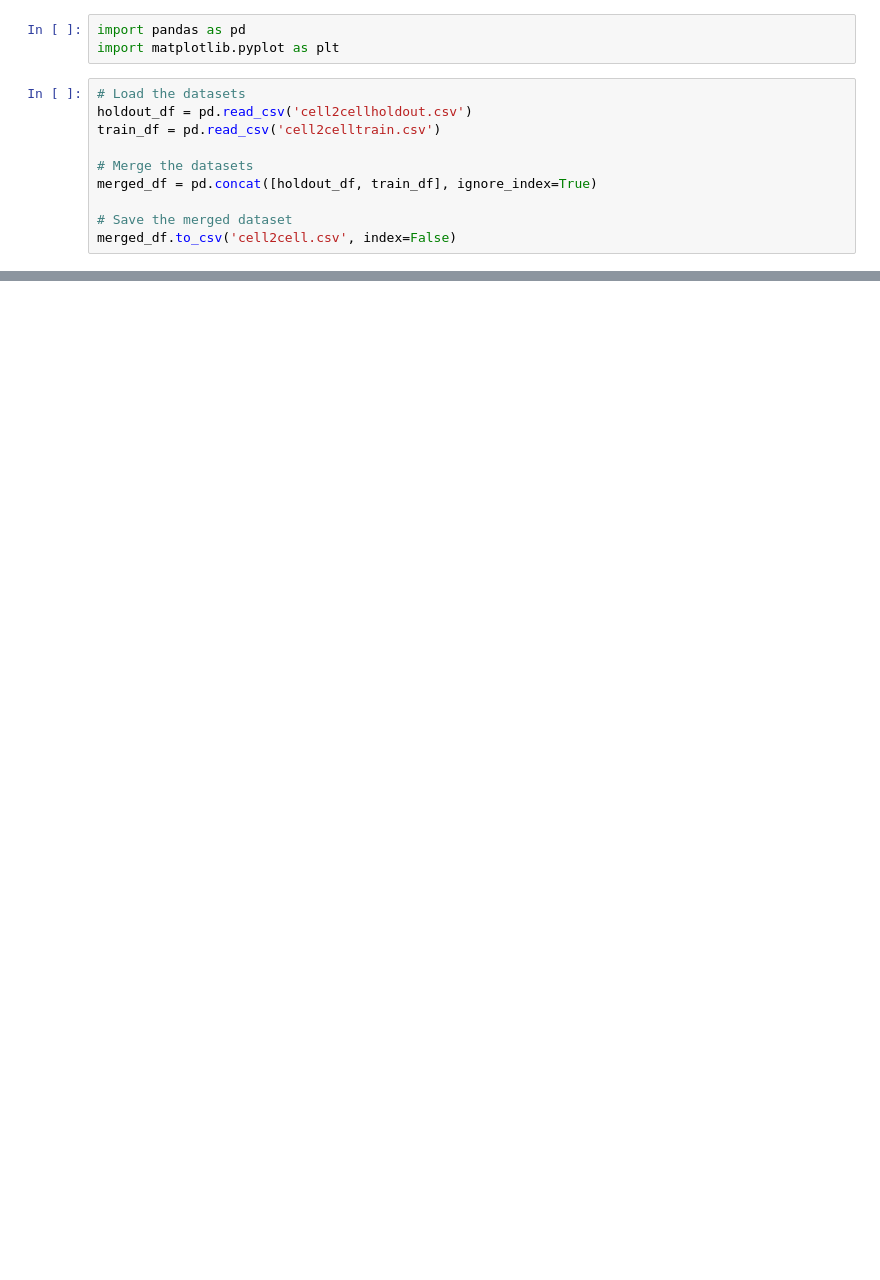
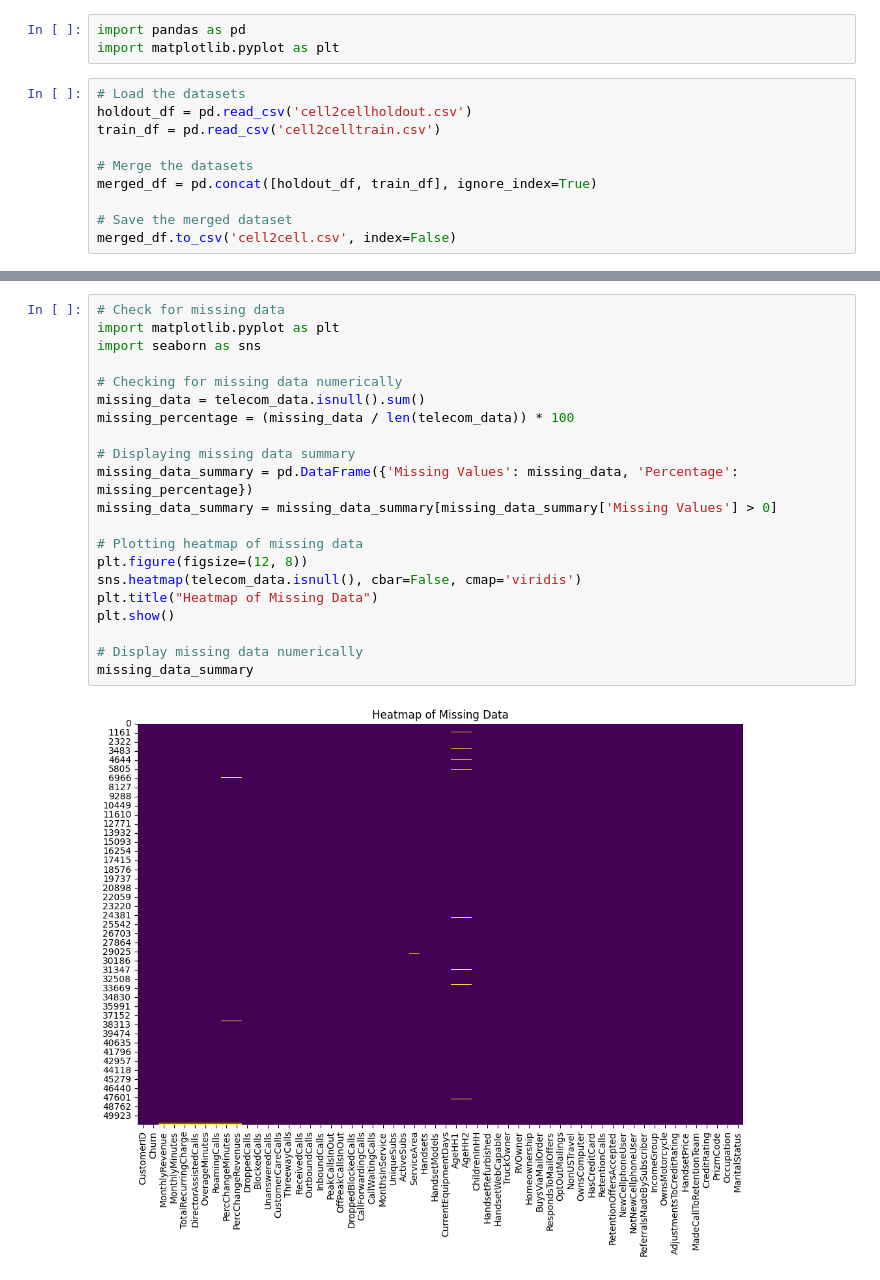
Before and after one commit to ngnquanq/xai-thesis, a Jupyter notebook: notebooks/cell2cell/cell2cell.ipynb, the cells around one changed output, grey strips where cells are left out. Cells and saved outputs as stored; diff of their text form; blank space fills up the shorter version.

```diff
--- a/notebooks/cell2cell/cell2cell.ipynb
+++ b/notebooks/cell2cell/cell2cell.ipynb
@@ -22,0 +62,23 @@ plt.show()
+# %%
+# Check for missing data
+import matplotlib.pyplot as plt
+import seaborn as sns
+
+# Checking for missing data numerically
+missing_data = telecom_data.isnull().sum()
+missing_percentage = (missing_data / len(telecom_data)) * 100
+
+# Displaying missing data summary
+missing_data_summary = pd.DataFrame({'Missing Values': missing_data, 'Percentage': missing_percentage})
+missing_data_summary = missing_data_summary[missing_data_summary['Missing Values'] > 0]
+
+# Plotting heatmap of missing data
+plt.figure(figsize=(12, 8))
+sns.heatmap(telecom_data.isnull(), cbar=False, cmap='viridis')
+plt.title("Heatmap of Missing Data")
+plt.show()
+
+# Display missing data numerically
+missing_data_summary
+# %% [output]
+[figure, added]
```
Also changed, not shown: parts of 59 cells of this notebook, 2 other files.
